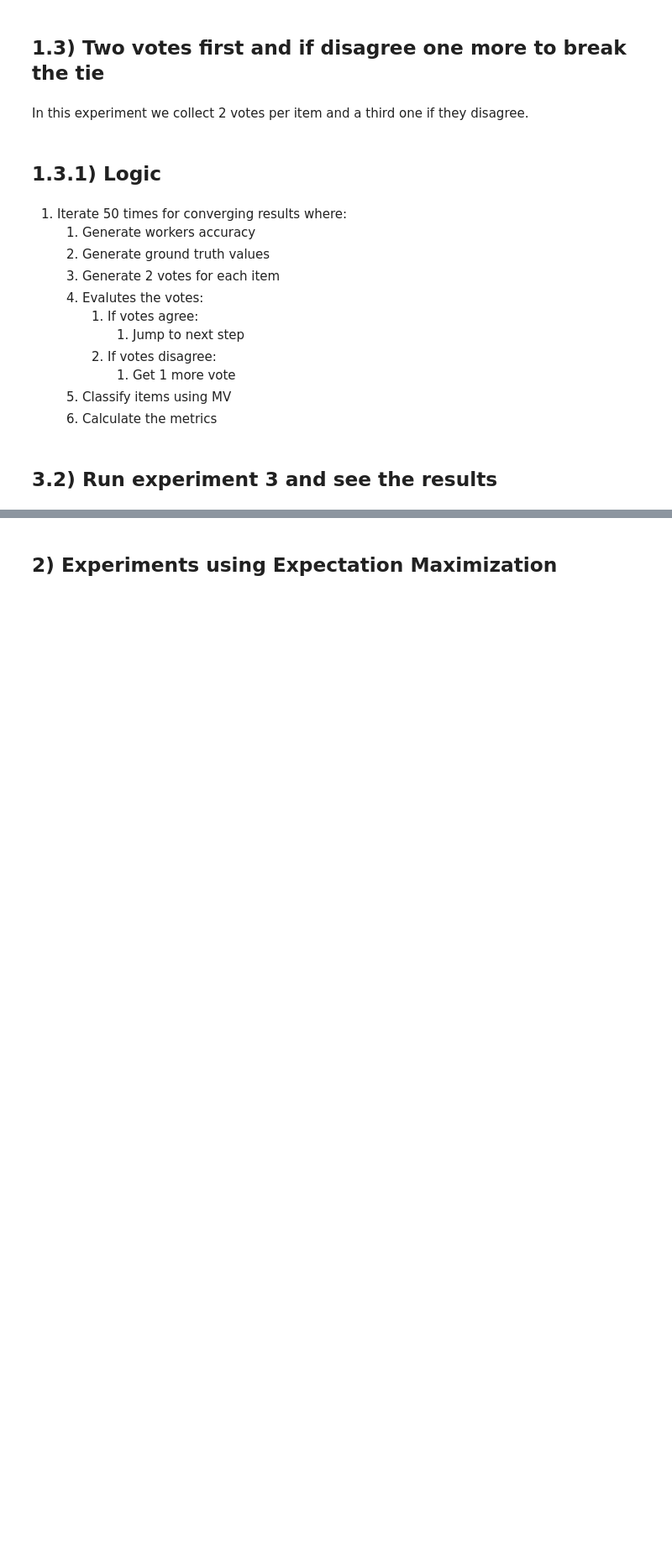
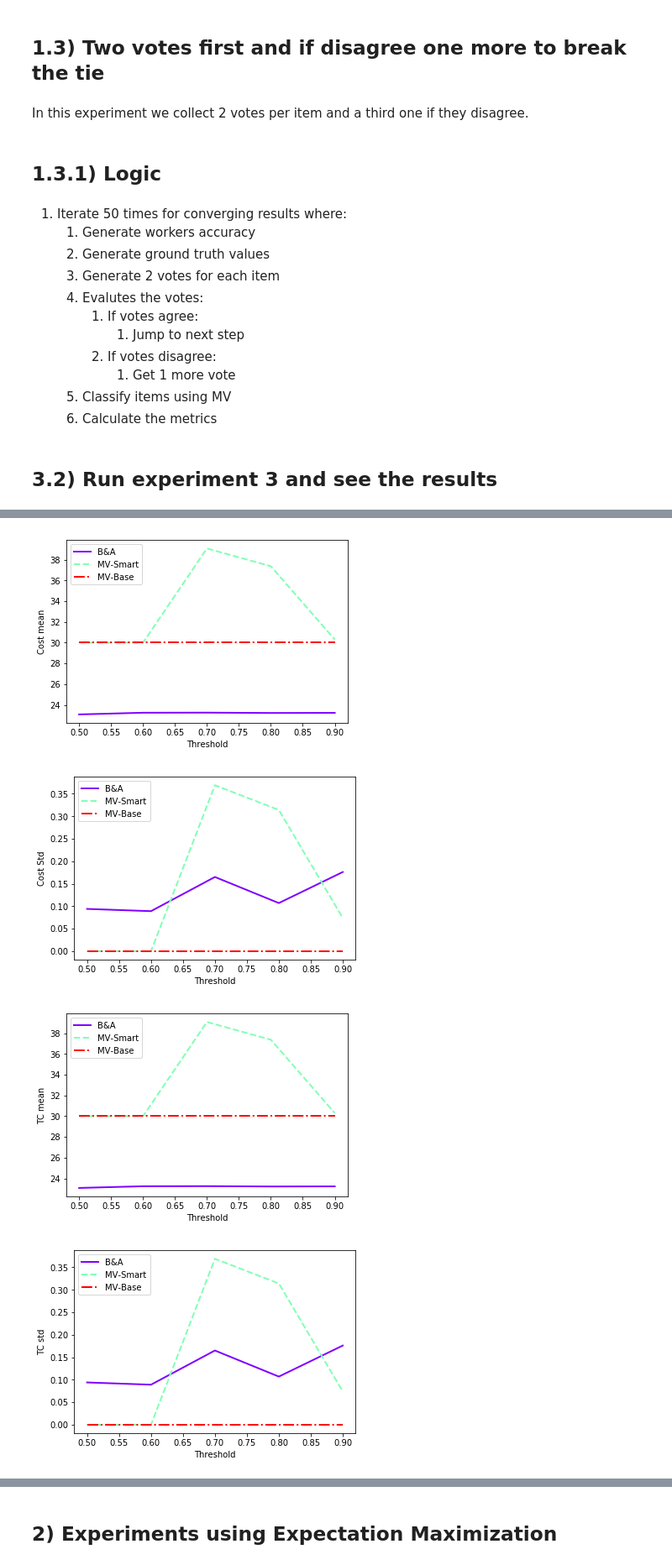
Before and after one commit to pmaglione/classification_model, a Jupyter notebook: main_algorithm_with_experiments.ipynb, the cells around one changed output, grey strips where cells are left out. Shown: that part at 84% size. Saved outputs shown, nothing was run; the diff lists cells and outputs as text; code cells hidden in the pictures; blank space fills up the shorter version.

```diff
--- a/main_algorithm_with_experiments.ipynb
+++ b/main_algorithm_with_experiments.ipynb
@@ -597,0 +641,21 @@ pd.DataFrame(results_mv_break_tie, columns=pdColumns)
+# %%
+results_mv_baseline = pd.read_csv('./results/baseline_mv_it10_v3_cr01.csv')
+results_mv = pd.read_csv('./results/smart_stop_mv_not_expert_i10_d10_cr01.csv')
+results_mv_break_tie = pd.read_csv('./results/mv_break_tie_it10_cr01.csv')
+
+cts = results_mv_baseline['Threshold']
+
+for column in columns:
+    alg_utils.plot_results(cts,
+                           {
+                               "B&A": results_mv_break_tie[column],
+                               "MV-Smart": results_mv[column],
+                               "MV-Base": results_mv_baseline[column]
+                           },
+                           "Threshold",
+                           column)
+# %% [output]
+[figure, added]
+[figure, added]
+[figure, added]
+[figure, added]
```
Also changed, not shown: parts of 19 cells of this notebook, 20 other files.
